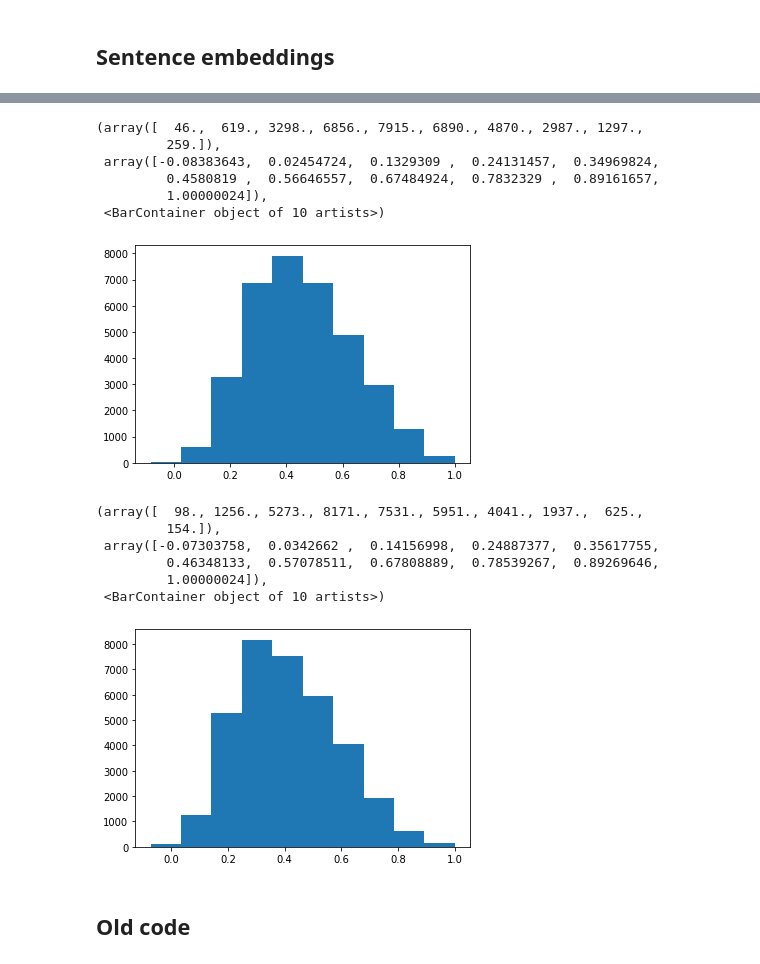
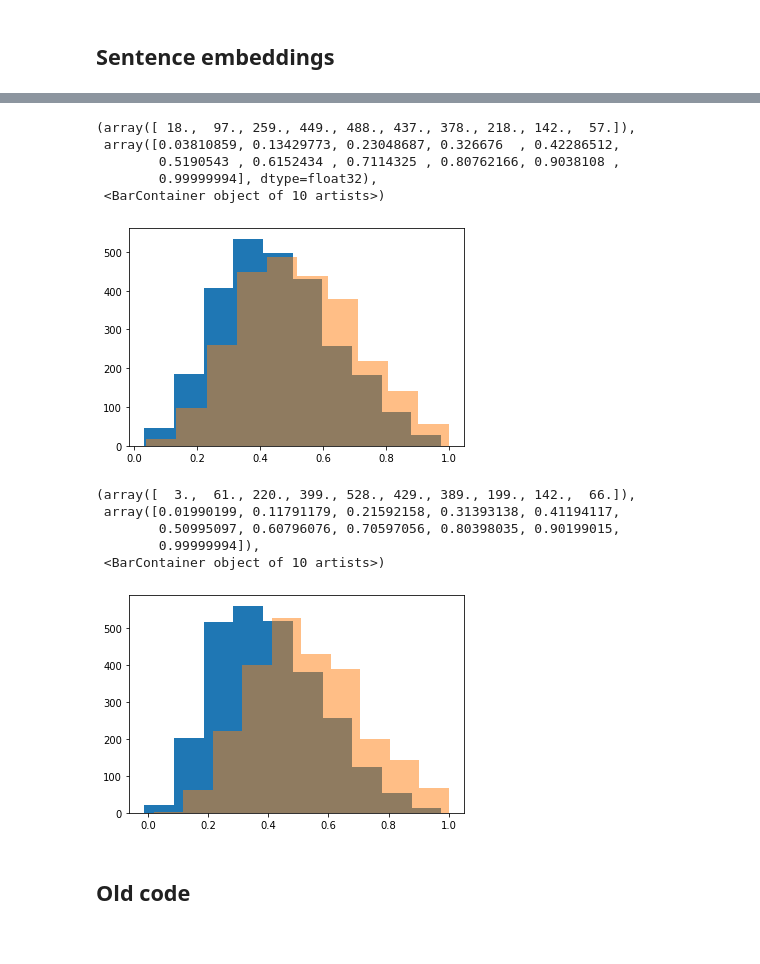
Before and after one commit to P-Zande/nlp-team-4, a Jupyter notebook: distractor_analysis.ipynb, the cells around one changed output, grey strips where cells are left out. Saved outputs shown, nothing was run; the diff lists cells and outputs as text; code cells hidden in the pictures.

Commit message:
First results of qualitative analysis

```diff
--- a/distractor_analysis.ipynb
+++ b/distractor_analysis.ipynb
@@ -37,0 +21,3 @@ inference
+# %%
+inference = pd.read_csv(os.path.join("datasets", "inference_quantitative_analysis.tsv"), sep="\t", header=0)
+inference
@@ -37,0 +38,10 @@ inference
+# %%
+groundTruth = inference[inference["case"] == "ground_truth"]
+answerGiven = inference[inference["case"] == "answer_given"]
+
+groundTruth = datasets.Dataset.from_pandas(groundTruth, preserve_index = False)
+groundTruth = groundTruth.rename_column("answer", "correct_answer")
+answerGiven = datasets.Dataset.from_pandas(answerGiven, preserve_index = False)
+answerGiven = answerGiven.rename_column("answer", "correct_answer")
+
+answerGiven[3]
@@ -182,7 +200,3 @@ plt.hist(distToDist, bins=10)
 model = SentenceTransformer(
     "all-mpnet-base-v2"
 )  # See for other pretrained models: https://www.sbert.net/docs/pretrained_models.html
-# %%
-sample = train[0]
-strings_to_encode = [sample[j] for j in keys_to_encode]
-embeddings = {key: value for key, value in zip(keys_to_encode, model.encode(strings_to_encode), strict=False)}
@@ -246 +231,4 @@ print([train[i] for i in lowDistToDistSimIndices])
+# %%
+ansToDistGT, distToDistGT = getSentenceSimilarities(groundTruth, removePerfectSimilarities = True)
+ansToDistAG, distToDistAG = getSentenceSimilarities(answerGiven, removePerfectSimilarities = True)
 # %%
@@ -272,23 +282,23 @@ distToDistDF.describe()
 # %%
-plt.hist(ansToDist, bins=10)
+plt.hist(ansToDistGT, bins=10)
+plt.hist(ansToDistAG, bins=10, alpha = 0.5)
 # %% [output]
-(array([  46.,  619., 3298., 6856., 7915., 6890., 4870., 2987., 1297.,
-         259.]),
- array([-0.08383643,  0.02454724,  0.1329309 ,  0.24131457,  0.34969824,
-         0.4580819 ,  0.56646557,  0.67484924,  0.7832329 ,  0.89161657,
-         1.00000024]),
+(array([ 18.,  97., 259., 449., 488., 437., 378., 218., 142.,  57.]),
+ array([0.03810859, 0.13429773, 0.23048687, 0.326676  , 0.42286512,
+        0.5190543 , 0.6152434 , 0.7114325 , 0.80762166, 0.9038108 ,
+        0.99999994], dtype=float32),
  <BarContainer object of 10 artists>)
-[figure, old version]
+[figure, new version]
 # %%
-plt.hist(distToDist, bins=10)
+plt.hist(distToDistGT, bins=10)
+plt.hist(distToDistAG, bins=10, alpha = 0.5)
 # %% [output]
-(array([  98., 1256., 5273., 8171., 7531., 5951., 4041., 1937.,  625.,
-         154.]),
- array([-0.07303758,  0.0342662 ,  0.14156998,  0.24887377,  0.35617755,
-         0.46348133,  0.57078511,  0.67808889,  0.78539267,  0.89269646,
-         1.00000024]),
+(array([  3.,  61., 220., 399., 528., 429., 389., 199., 142.,  66.]),
+ array([0.01990199, 0.11791179, 0.21592158, 0.31393138, 0.41194117,
+        0.50995097, 0.60796076, 0.70597056, 0.80398035, 0.90199015,
+        0.99999994]),
  <BarContainer object of 10 artists>)
-[figure, old version]
+[figure, new version]
 # %% [markdown]
 ## Old code
 # %%
```
Also changed, not shown: parts of 14 cells of this notebook.
